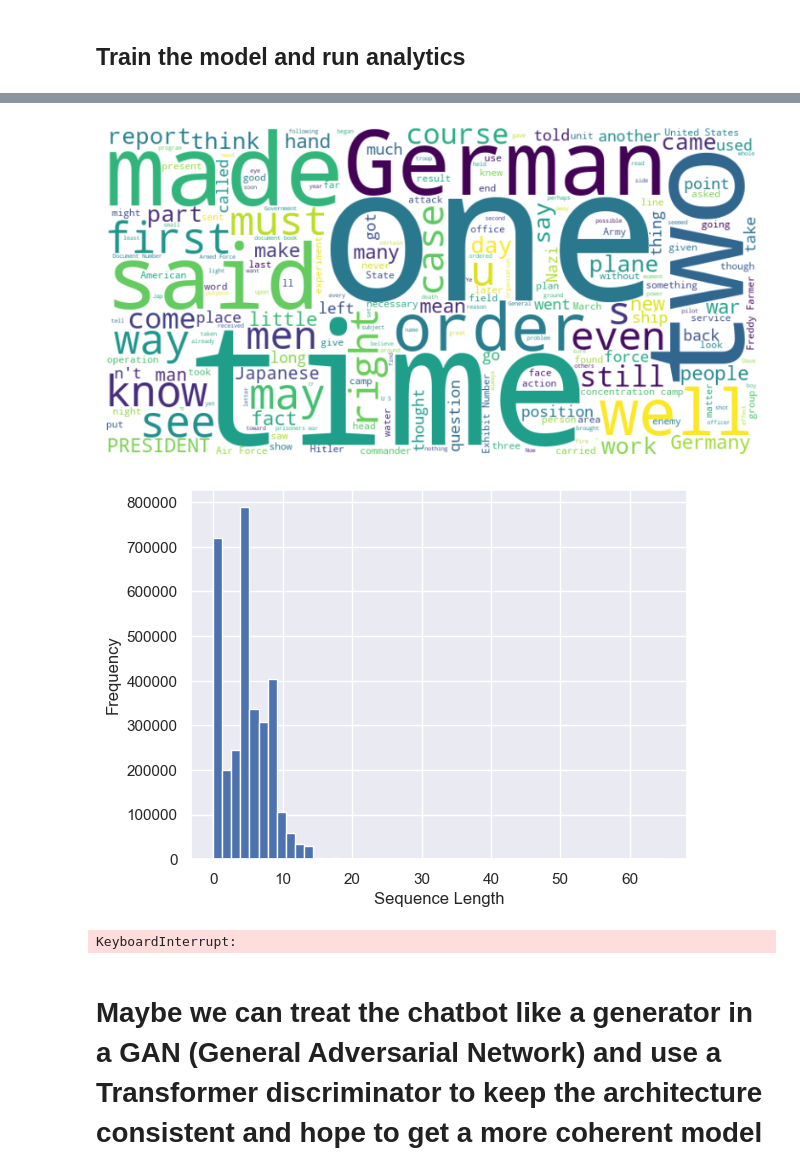
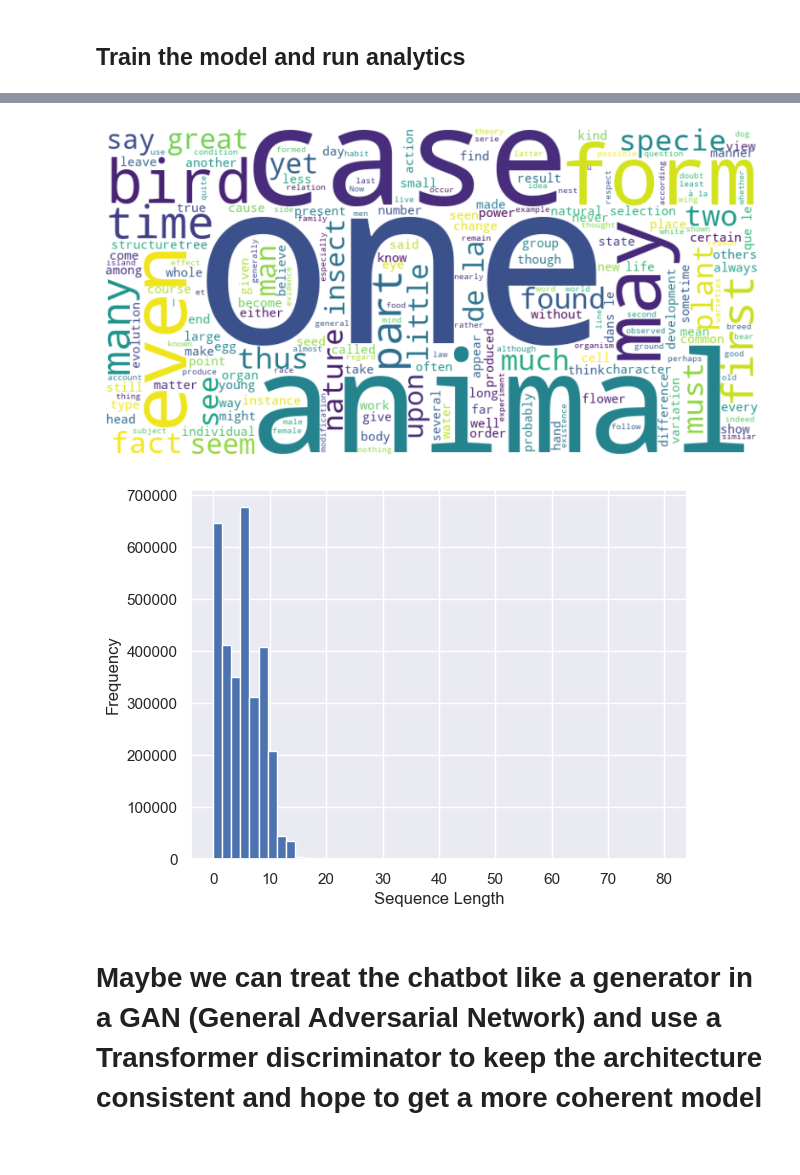
Before and after one commit to amrambouskila/Chatbot, a Jupyter notebook: TransformerChatbot.ipynb, the cells around one changed output, grey strips where cells are left out. Drawn from its saved outputs; the diff is of its cells as text; code cells hidden in the pictures.

```diff
--- a/TransformerChatbot.ipynb
+++ b/TransformerChatbot.ipynb
@@ -573,7 +614,7 @@ class Transformer(nn.Module):
 
         return output
 # %%
-def build_transformer(vocab_size: int, seq_len: int, d_model: int, N: int, h: int, dropout: float, d_ff: int) -> Transformer:
+def build_transformer(vocab_size: int, seq_len: int, d_model: int, N: int, h: int, dropout: float, d_ff: int, r: int) -> Transformer:
     # Build the first layer of the encoder and decoder blocks, which is the input embedding
     src_embed = InputEmbeddings(d_model, vocab_size)
     tgt_embed = InputEmbeddings(d_model, vocab_size)
@@ -587,7 +628,7 @@ def build_transformer(vocab_size: int, seq_len: int, d_model: int, N: int, h: in
     for _ in range(N):
         encoder_self_attention_block = MultiHeadAttentionBlock(d_model, h, dropout)
         feed_forward_block = FeedForwardBlock(d_model, d_ff, dropout)
-        encoder_block = EncoderBlock(encoder_self_attention_block, feed_forward_block, dropout)
+        encoder_block = EncoderBlock(encoder_self_attention_block, feed_forward_block, dropout, r)
         encoder_blocks.append(encoder_block)
 
     # Build the decoder blocks using multi head self attention, multi head cross attention, and feed forward blocks
@@ -596,7 +637,7 @@ def build_transformer(vocab_size: int, seq_len: int, d_model: int, N: int, h: in
         decoder_self_attention_block = MultiHeadAttentionBlock(d_model, h, dropout)
         decoder_cross_attention_block = MultiHeadAttentionBlock(d_model, h, dropout)
         feed_forward_block = FeedForwardBlock(d_model, d_ff, dropout)
-        decoder_block = DecoderBlock(decoder_self_attention_block, decoder_cross_attention_block, feed_forward_block, dropout)
+        decoder_block = DecoderBlock(decoder_self_attention_block, decoder_cross_attention_block, feed_forward_block, dropout, r)
         decoder_blocks.append(decoder_block)
 
     # Build the transformer model using the encoder, decoder, and projection layer
@@ -1486,7 +1482,8 @@ def chat(config: dict):
 # %%
 # Create a config dictionary in order to change deep learning hyperparameters
 config = {
-    'subcategory': 'World War II',
+    # 'subcategory': 'World War II',
+    'subcategory': 'Biology',
     'dropout': 0.1,
     'seq_len': 32,
     'batch_size': 128,
@@ -1494,9 +1491,10 @@ config = {
     'h': 8,
     'N': 6,
     'd_ff': 2048,
-    'num_epochs': 10,
+    'num_epochs': 9,
     'learning_rate': 1e-5,
     'patience': 10,
+    'r': 2,
     'transfer_learning': False,
 }
 
@@ -1540,6 +1539,5 @@ train_info = train_chatbot(raw_dataset=all_sentences, config=config, train_info=
-[figure, old version]
+[figure, new version]
-[figure, old version]
+[figure, new version]
-KeyboardInterrupt:
 # %%
 def plot_losses(train_info: dict):
     # Extract information from the train info dictionary populated during training
```
Also changed, not shown: parts of 10 cells of this notebook.
